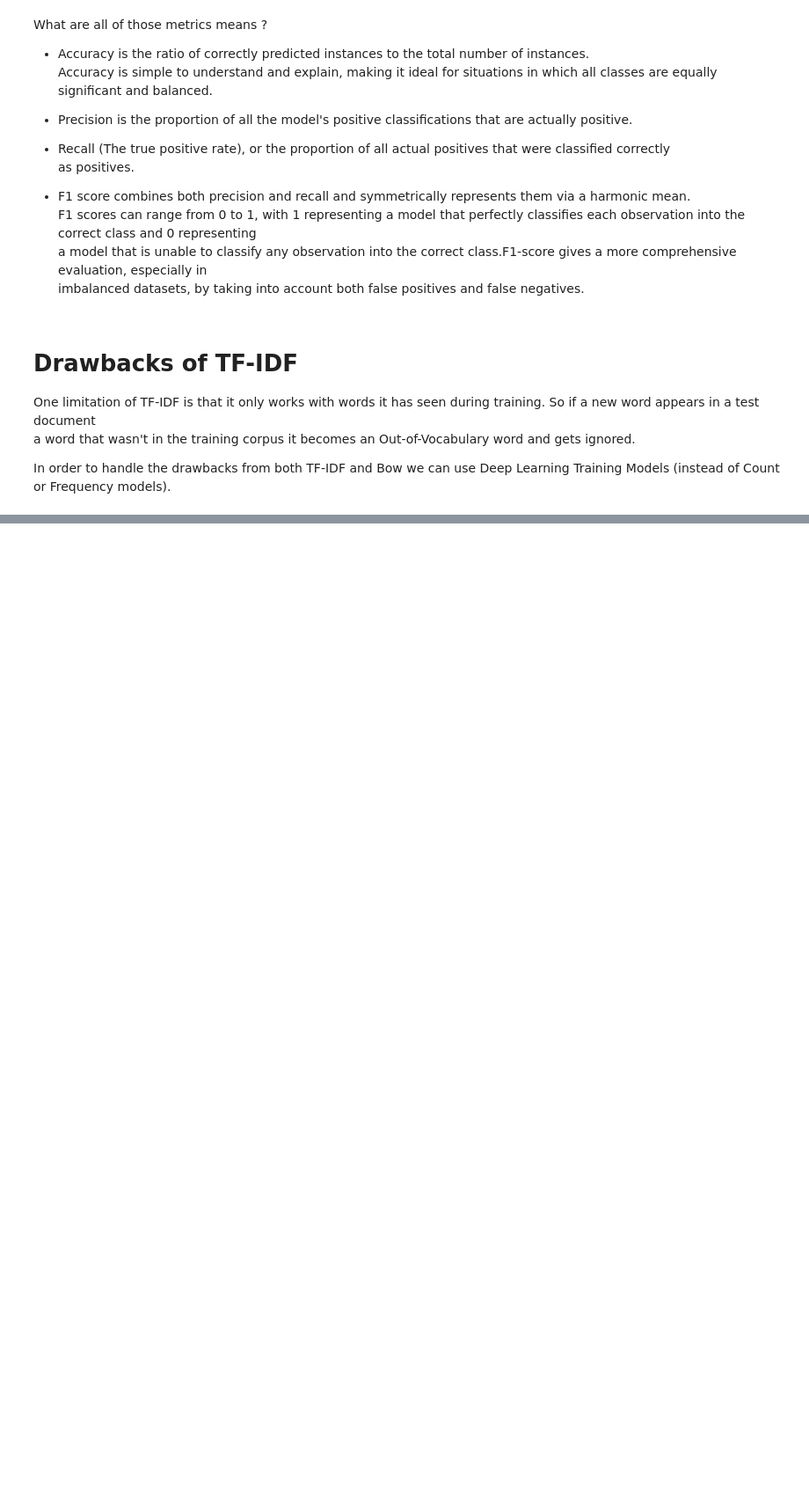
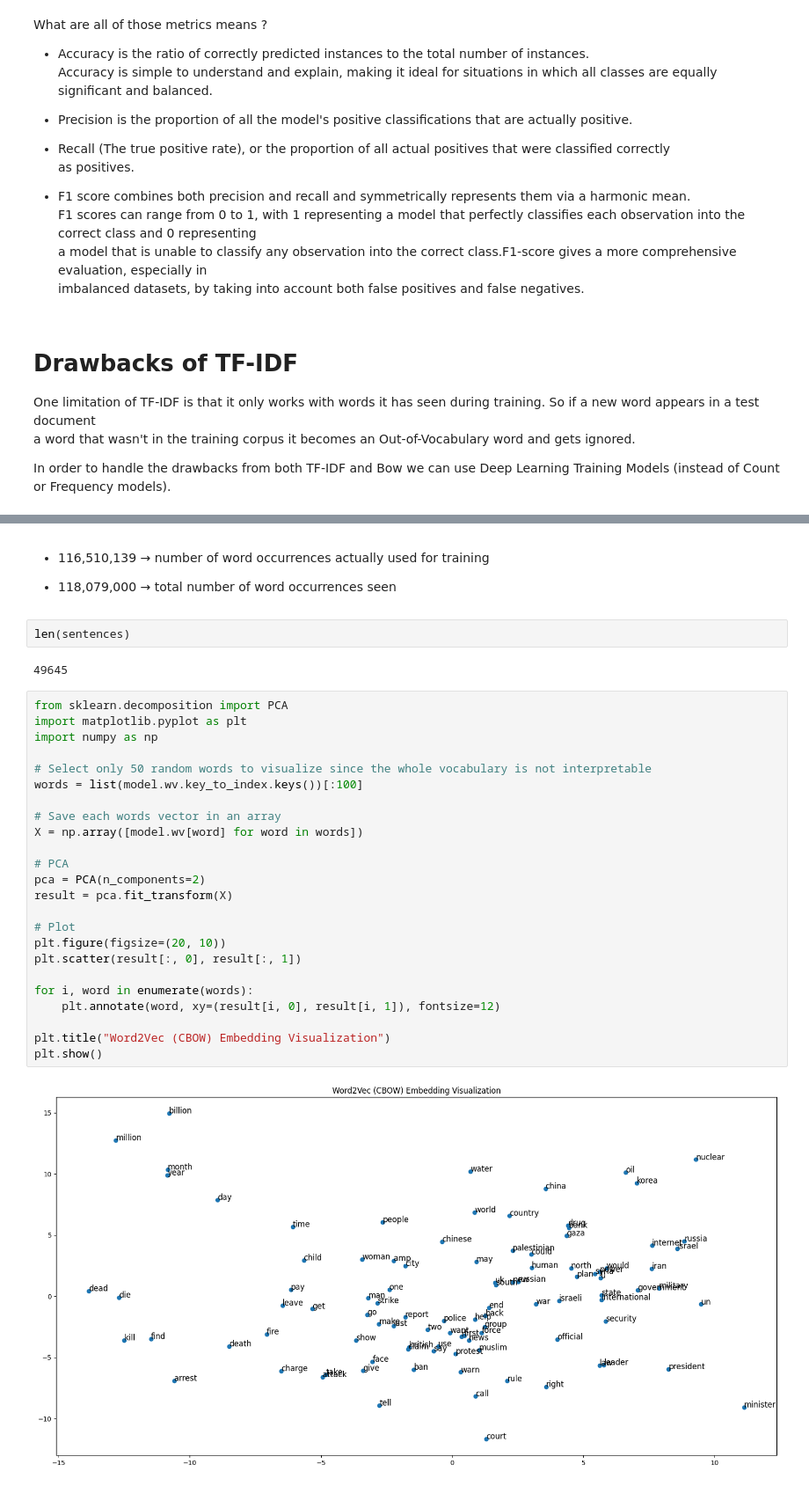
Before and after one commit to CharalamposZisis/Daily-News-for-Stock-Market-Prediction, a Jupyter notebook: main.ipynb, the cells around one changed output, grey strips where cells are left out. Shown at 88% size. Saved outputs shown, nothing was run; the diff lists cells and outputs as text; blank space fills up the shorter version.

Commit message:
CBOW maybe done

```diff
--- a/main.ipynb
+++ b/main.ipynb
@@ -659,0 +760,34 @@ In order to handle the drawbacks from both TF-IDF and Bow we can use Deep Learni
+# %% [markdown]
+- 116,510,139 → number of word occurrences actually used for training
+
+- 118,079,000 → total number of word occurrences seen
+# %%
+len(sentences)
+# %% [output]
+49645
+# %%
+from sklearn.decomposition import PCA
+import matplotlib.pyplot as plt
+import numpy as np
+
+# Select only 50 random words to visualize since the whole vocabulary is not interpretable
+words = list(model.wv.key_to_index.keys())[:100]
+
+# Save each words vector in an array
+X = np.array([model.wv[word] for word in words])
+
+# PCA
+pca = PCA(n_components=2)
+result = pca.fit_transform(X)
+
+# Plot
+plt.figure(figsize=(20, 10))
+plt.scatter(result[:, 0], result[:, 1])
+
+for i, word in enumerate(words):
+    plt.annotate(word, xy=(result[i, 0], result[i, 1]), fontsize=12)
+
+plt.title("Word2Vec (CBOW) Embedding Visualization")
+plt.show()
+# %% [output]
+[figure, added]
```
Also changed, not shown: parts of 21 cells of this notebook, 1 other file.
